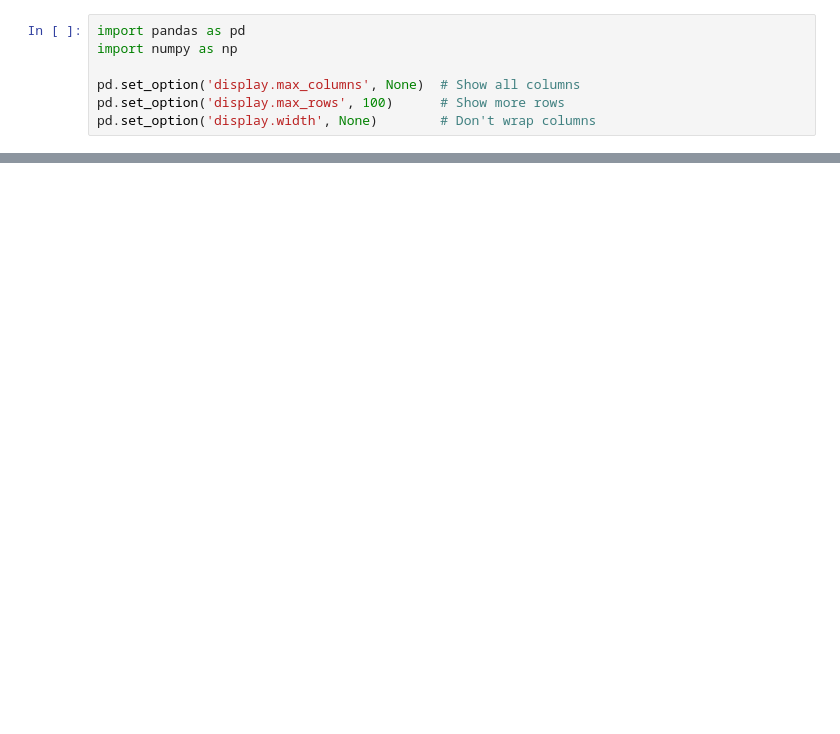
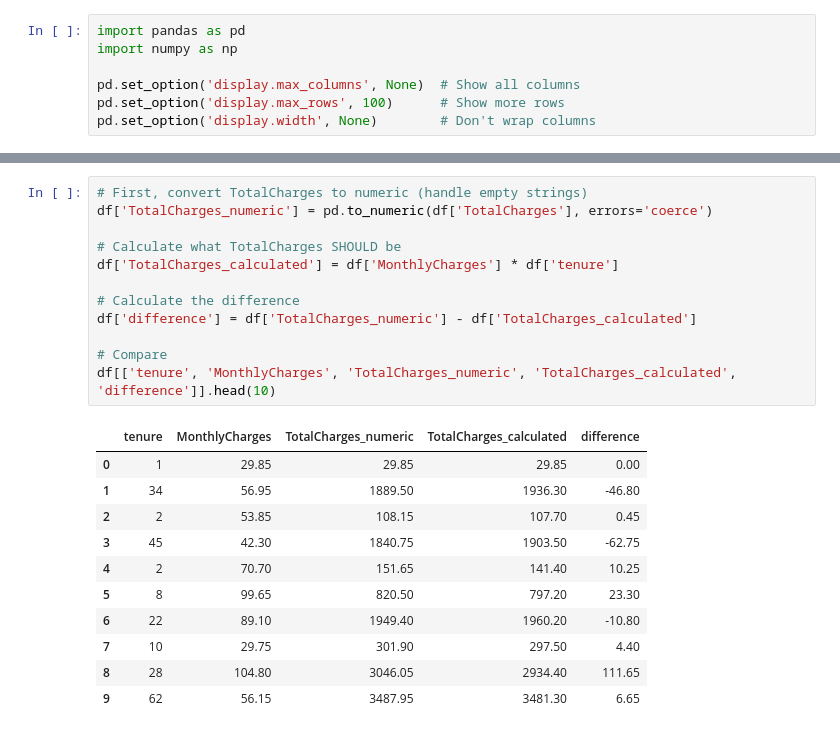
Before and after one commit to rodrigomp30/etl-saas-project, a Jupyter notebook: notebooks/01_explore_raw_data.ipynb, the cells around one changed output, grey strips where cells are left out. Drawn from its saved outputs; the diff is of its cells as text; blank space fills up the shorter version.

```diff
--- a/notebooks/01_explore_raw_data.ipynb
+++ b/notebooks/01_explore_raw_data.ipynb
@@ -17,0 +169,24 @@ df.head()
+# %%
+# First, convert TotalCharges to numeric (handle empty strings)
+df['TotalCharges_numeric'] = pd.to_numeric(df['TotalCharges'], errors='coerce')
+
+# Calculate what TotalCharges SHOULD be
+df['TotalCharges_calculated'] = df['MonthlyCharges'] * df['tenure']
+
+# Calculate the difference
+df['difference'] = df['TotalCharges_numeric'] - df['TotalCharges_calculated']
+
+# Compare
+df[['tenure', 'MonthlyCharges', 'TotalCharges_numeric', 'TotalCharges_calculated', 'difference']].head(10)
+# %% [output]
+|  | tenure | MonthlyCharges | TotalCharges_numeric | TotalCharges_calculated | difference |
+| 0 | 1 | 29.85 | 29.85 | 29.85 | 0.00 |
+| 1 | 34 | 56.95 | 1889.50 | 1936.30 | -46.80 |
+| 2 | 2 | 53.85 | 108.15 | 107.70 | 0.45 |
+| 3 | 45 | 42.30 | 1840.75 | 1903.50 | -62.75 |
+| 4 | 2 | 70.70 | 151.65 | 141.40 | 10.25 |
+| 5 | 8 | 99.65 | 820.50 | 797.20 | 23.30 |
+| 6 | 22 | 89.10 | 1949.40 | 1960.20 | -10.80 |
+| 7 | 10 | 29.75 | 301.90 | 297.50 | 4.40 |
+| 8 | 28 | 104.80 | 3046.05 | 2934.40 | 111.65 |
+| 9 | 62 | 56.15 | 3487.95 | 3481.30 | 6.65 |
```
Also changed, not shown: parts of 11 cells of this notebook, 1 other file.
